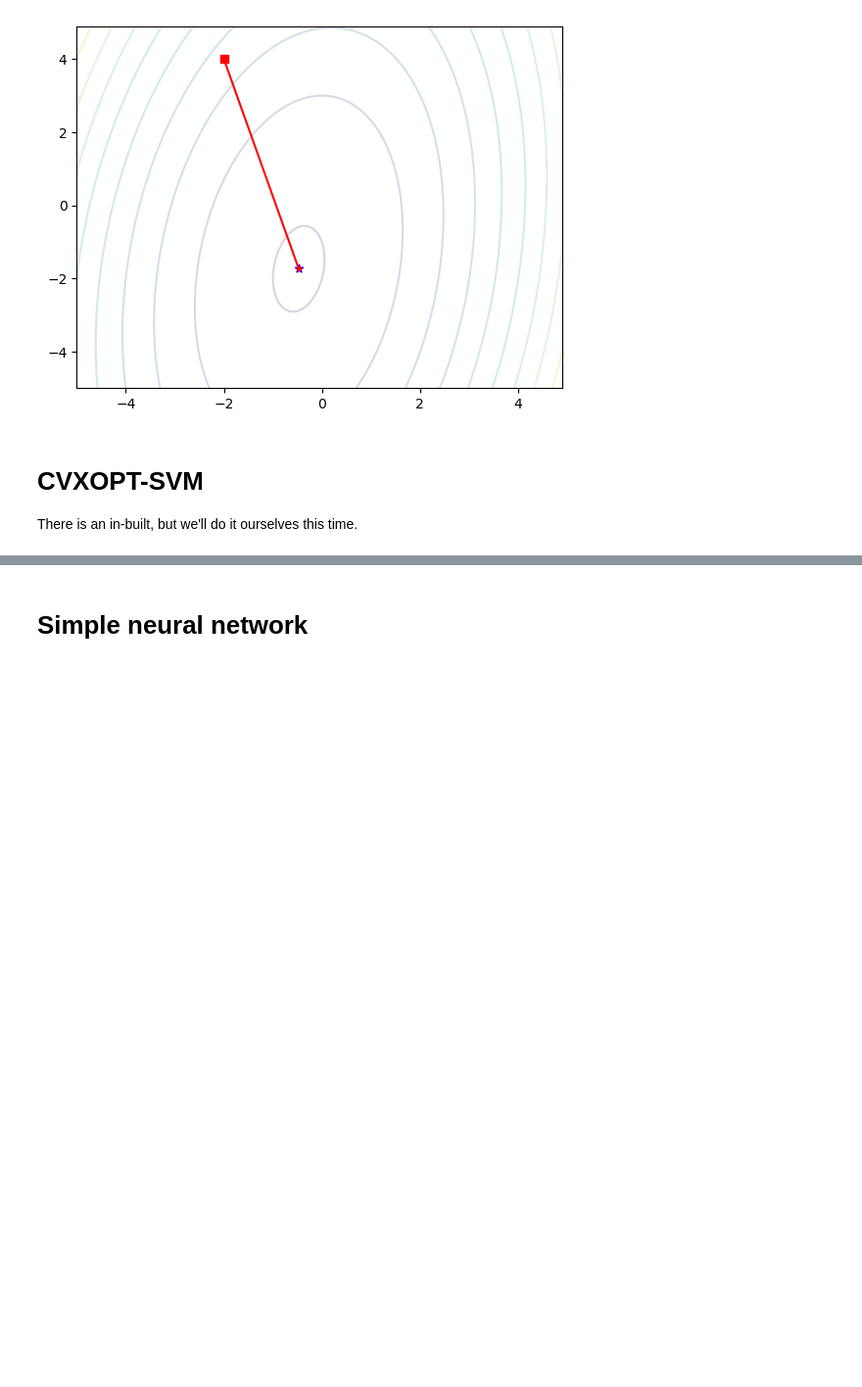
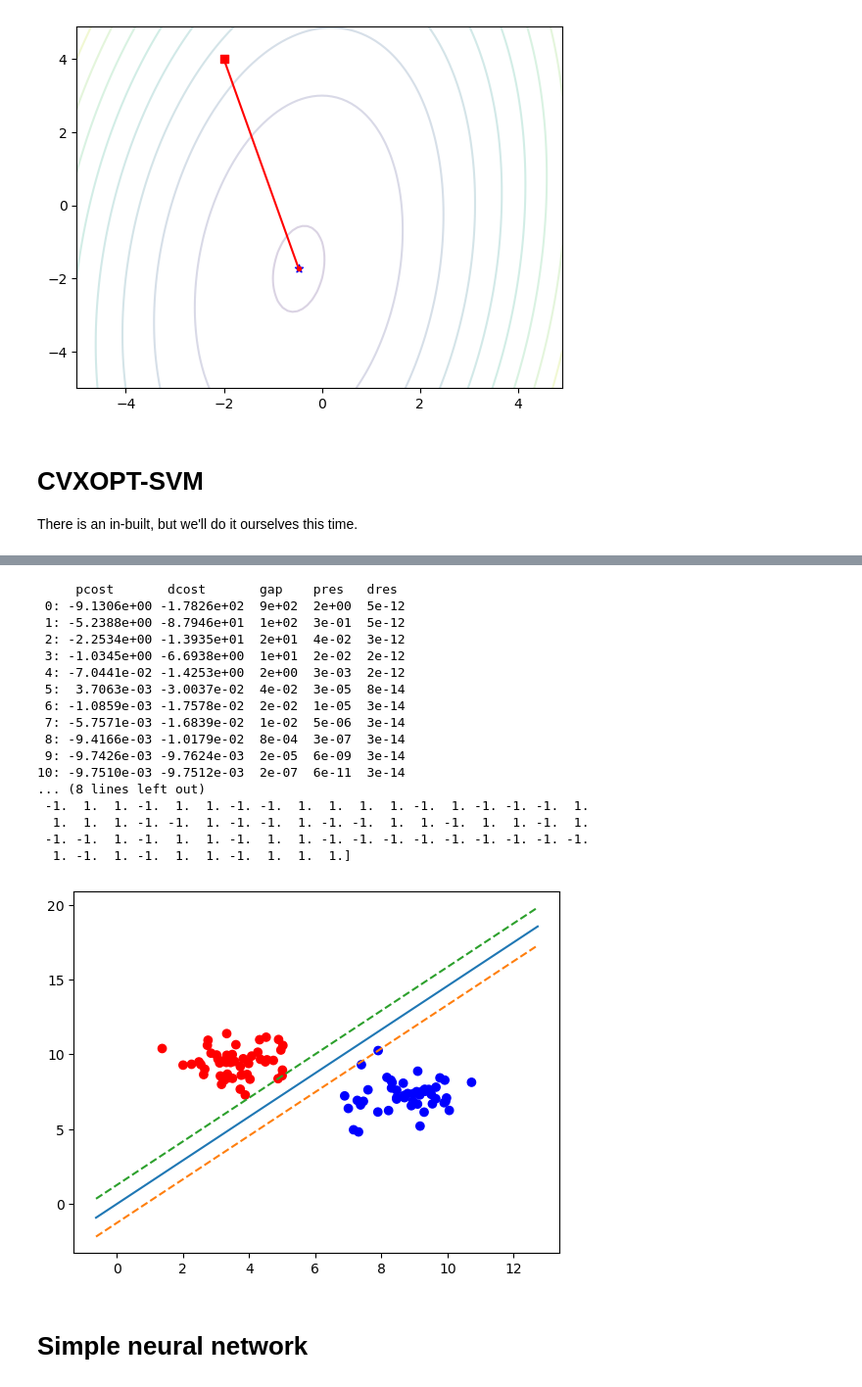
Before and after one commit to torkelah/stk9215, a Jupyter notebook: Exercises and Demonstrations.ipynb, the cells around one changed output, grey strips where cells are left out. Shown at 98% size. Saved outputs shown, nothing was run; the diff lists cells and outputs as text; code cells hidden in the pictures; blank space fills up the shorter version.

```diff
--- a/Exercises and Demonstrations.ipynb
+++ b/Exercises and Demonstrations.ipynb
@@ -401,3 +275,82 @@ else:
+# %%
+# SVM with limited support
+
+def svm_limited(X, Y, s, gamma):
+    # Solve the maximization problem in Bertsimas-Dunn as a QP
+    (n, p) = np.shape(X)
+
+    # Build objective
+    P_np = np.zeros((n, n))
+    for j in range(p):
+        P_np += gamma * s[j] * np.outer(X[:,j], X[:,j]) # 1/2 comes from cvxopt here
+    q_np = Y
+
+    P = cvxopt.matrix(P_np)
+    q = cvxopt.matrix(q_np)
+
+    # Build constraints
+    G_np = np.vstack((np.diag(Y), -np.diag(Y)))
+    h_np = np.vstack((np.zeros((n,1)), np.ones((n,1))))
+
+    G = cvxopt.matrix(G_np)
+    h = cvxopt.matrix(h_np)
+
+    sol = cvxopt.solvers.qp(P, q, G, h)#, A, b)
+    #print(sol)
+
+    sol_ar = np.array(sol['x'])
+    # We actually want the dual solution
+    print(sol)
+    #raise 'Hell'
+
+    # Remember to multiply objective by -1!
+    #print(grad)
+    return  -gamma * np.dot(np.dot(X, np.diag(s)).T, sol_ar)
+
+s = np.array([1,1,0])
+X = np.hstack((samples, -np.ones((len(samples),1))))
+Y = np.copy(classifications)
+sol = svm_limited(X, Y, s, 100.0)
+beta = sol[:-1]
+alpha = sol[-1]
+print(beta)
+print(alpha)
+
+plt.scatter(samples[:,0], samples[:,1], c=['red' if c < 0 else 'blue' for c in classifications])
+xlow = np.min(samples[:,0]) - 2.0
+xhigh = np.max(samples[:,0]) + 2.0
+if (np.abs(beta[1]) > 1e-3): # or vertical
+    xs = np.linspace(xlow, xhigh)
+    ys = (alpha - beta[0]*xs)/beta[1]
+    plt.plot(xs,ys)
+
+    upper_ys = (1 + alpha - beta[0]*xs)/beta[1]
+    plt.plot(xs, upper_ys, '--')
+    lower_ys = (-1 + alpha - beta[0]*xs)/beta[1]
+    plt.plot(xs, lower_ys, '--')
+else:
+    plt.axvline(alpha/beta[0])
+
+print(Y)
+# %% [output]
+     pcost       dcost       gap    pres   dres
+ 0: -9.1306e+00 -1.7826e+02  9e+02  2e+00  5e-12
+ 1: -5.2388e+00 -8.7946e+01  1e+02  3e-01  5e-12
+ 2: -2.2534e+00 -1.3935e+01  2e+01  4e-02  3e-12
+ 3: -1.0345e+00 -6.6938e+00  1e+01  2e-02  2e-12
+ 4: -7.0441e-02 -1.4253e+00  2e+00  3e-03  2e-12
+ 5:  3.7063e-03 -3.0037e-02  4e-02  3e-05  8e-14
+ 6: -1.0859e-03 -1.7578e-02  2e-02  1e-05  3e-14
+ 7: -5.7571e-03 -1.6839e-02  1e-02  5e-06  3e-14
+ 8: -9.4166e-03 -1.0179e-02  8e-04  3e-07  3e-14
+ 9: -9.7426e-03 -9.7624e-03  2e-05  6e-09  3e-14
+10: -9.7510e-03 -9.7512e-03  2e-07  6e-11  3e-14
+... (8 lines left out)
+ -1.  1.  1. -1.  1.  1. -1. -1.  1.  1.  1.  1. -1.  1. -1. -1. -1.  1.
+  1.  1.  1. -1. -1.  1. -1. -1.  1. -1. -1.  1.  1. -1.  1.  1. -1.  1.
+ -1. -1.  1. -1.  1.  1. -1.  1.  1. -1. -1. -1. -1. -1. -1. -1. -1. -1.
+  1. -1.  1. -1.  1.  1. -1.  1.  1.  1.]
+[figure, added]
 # %% [markdown]
 # Simple neural network
 # %%
```
Also changed, not shown: parts of 14 cells of this notebook.
